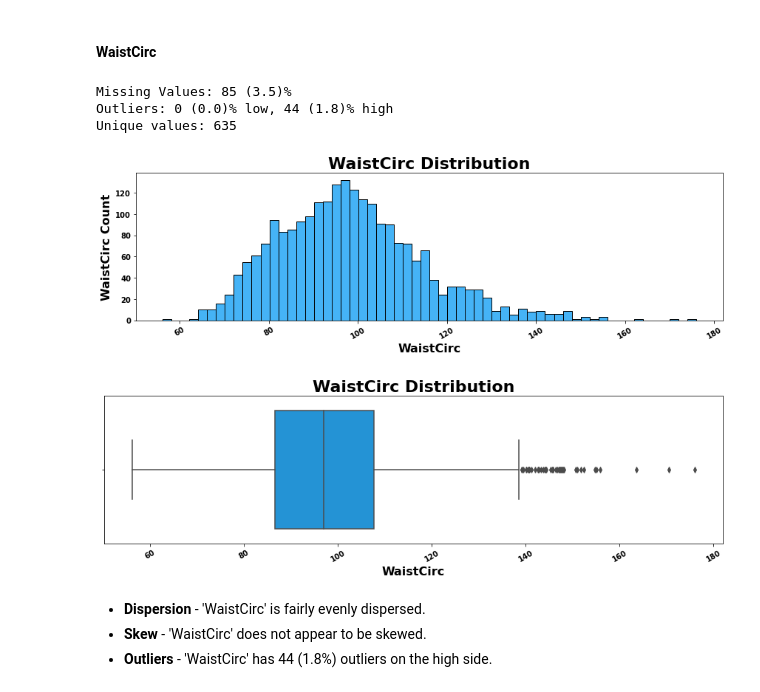
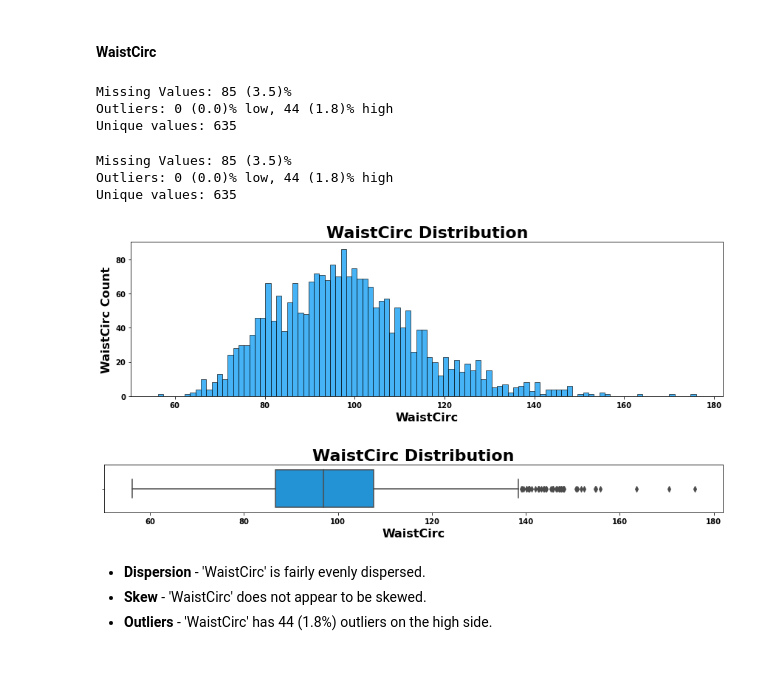
Before and after one commit to YBilodeau/Metabolic-Syndrome-Prediction-Project, a Jupyter notebook: Metabolic_Syndrome_Prediction.ipynb, the cells around one changed output. Saved outputs shown, nothing was run; the diff lists cells and outputs as text; code cells hidden in the pictures; blank space fills up the shorter version.

```diff
--- a/Metabolic_Syndrome_Prediction.ipynb
+++ b/Metabolic_Syndrome_Prediction.ipynb
@@ -685,6 +701,13 @@ plt.show;
 - **Outliers** - 'Income' does not have any outliers.
 # %% [markdown]
 #### **WaistCirc**
+# %%
+# Display column statistics.
+column_statistics('WaistCirc')
+# %% [output]
+Missing Values: 85 (3.5)%
+Outliers: 0 (0.0)% low, 44 (1.8)% high
+Unique values: 635
 # %%
 column_statistics('WaistCirc')
 # %% [output]
@@ -693,32 +716,29 @@ Outliers: 0 (0.0)% low, 44 (1.8)% high
 Unique values: 635
 # %%
 plt.figure(figsize = (12,4))
-
-sns.histplot(data=df, x='WaistCirc', color='#069AF3', bins=60);
-
+sns.histplot(data=df, x='WaistCirc', color='#069AF3', bins=100);
 plt.title('WaistCirc Distribution', fontsize = 22, weight='bold')
 plt.xlabel('WaistCirc', fontsize = 16, weight='bold')
 plt.ylabel('WaistCirc Count', fontsize = 16, weight='bold');
-plt.xticks(fontsize = 10, weight='bold', rotation=30)
+plt.xticks(fontsize = 10, weight='bold', rotation=0)
 plt.yticks(fontsize = 10, weight='bold');
-
 plt.tight_layout()
 plt.show;
 # %% [output]
-[figure, old version]
+[figure, new version]
 # %%
-plt.figure(figsize = (12, 4))
+plt.figure(figsize = (12, 2))
 
 sns.boxplot(data=df, x='WaistCirc', color='#069AF3');
 
 plt.title('WaistCirc Distribution', fontsize = 22, weight='bold')
 plt.xlabel('WaistCirc', fontsize = 16, weight='bold')
-plt.xticks(fontsize = 10, weight='bold', rotation=30)
+plt.xticks(fontsize = 10, weight='bold', rotation=0)
 
 plt.tight_layout()
 plt.show;
 # %% [output]
-[figure, old version]
+[figure, new version]
 # %% [markdown]
 - **Dispersion** - 'WaistCirc' is fairly evenly dispersed.
 - **Skew** - 'WaistCirc' does not appear to be skewed.
```
Also changed, not shown: parts of 76 cells of this notebook.
